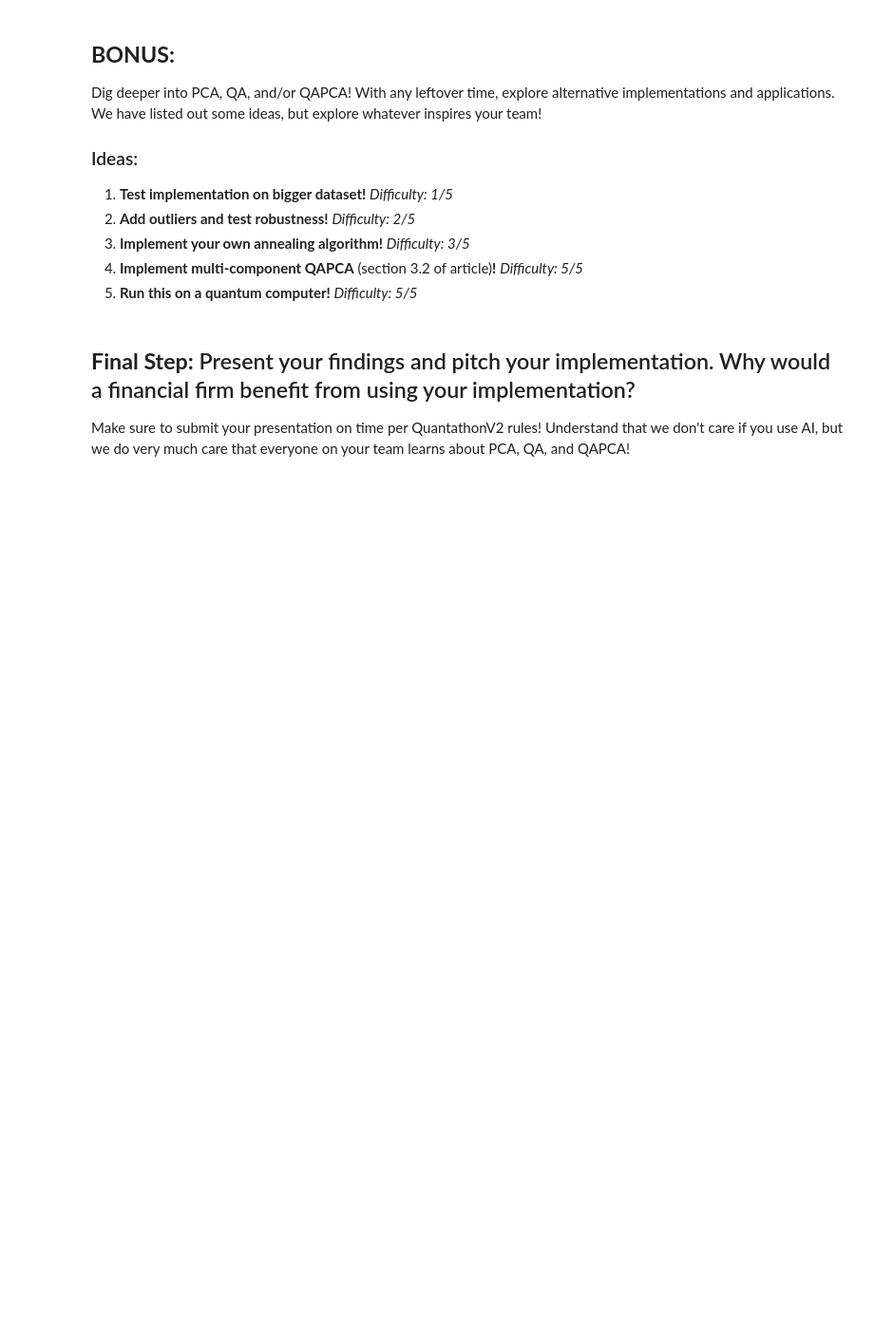
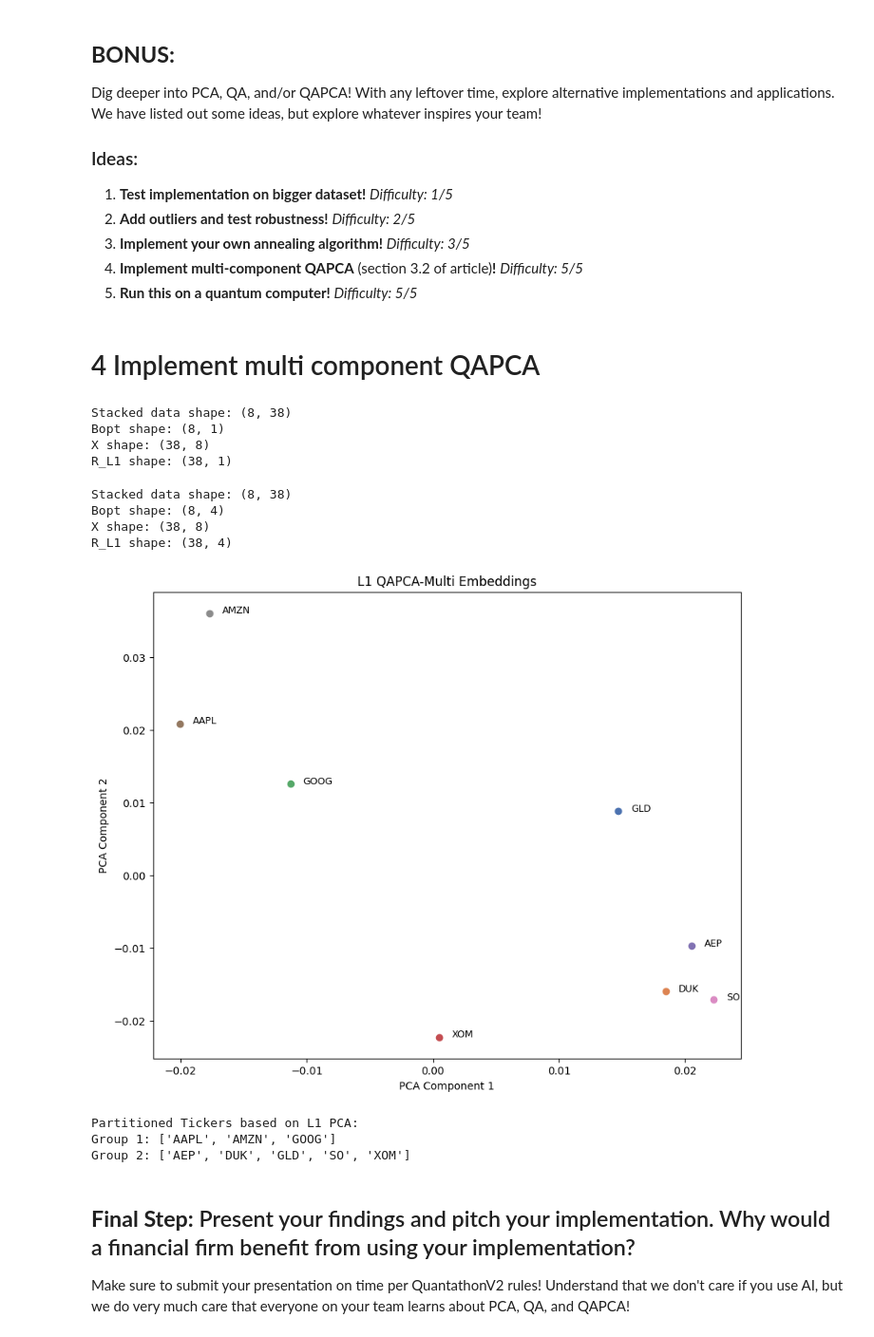
Before and after one commit to yubrajbhandari923/ShawCirclePrompt_QuantathonV2, a Jupyter notebook: shaw_circle_challenge.ipynb, the cells around one changed output. Shown: that part at 95% size. Drawn from its saved outputs; the diff is of its cells as text; code cells hidden in the pictures; blank space fills up the shorter version.

```diff
--- a/shaw_circle_challenge.ipynb
+++ b/shaw_circle_challenge.ipynb
@@ -371,5 +426,7 @@ Dig deeper into PCA, QA, and/or QAPCA! With any leftover time, explore alternati
 3. **Implement your own annealing algorithm!** *Difficulty: 3/5*
 4. **Implement multi-component QAPCA** (section 3.2 of article)**!** *Difficulty: 5/5*
 5. **Run this on a quantum computer!** *Difficulty: 5/5*
+# %% [markdown]
+# 4 Implement multi component QAPCA
 # %%
 # Code
@@ -376,3 +485,42 @@ Dig deeper into PCA, QA, and/or QAPCA! With any leftover time, explore alternati
+# %%
+import functools
+
+K = 1
+qapca_multi_embeddings = do_l1_pca(ticker_data, K, functools.partial(solve_l1_multi_component, K=K, eps=0.2, num_reads=100))
+# %% [output]
+Stacked data shape: (8, 38)
+Bopt shape: (8, 1)
+X shape: (38, 8)
+R_L1 shape: (38, 1)
+# %%
+qapca_multi_embeddings_2 = do_l1_pca(ticker_data, 2, functools.partial(solve_l1_multi_component, K=2, eps=0.2, num_reads=100))
+
+create_scatterplot(qapca_multi_embeddings_2, tickers, "L1 QAPCA-Multi Embeddings")
+# %% [output]
+Stacked data shape: (8, 38)
+Bopt shape: (8, 4)
+X shape: (38, 8)
+R_L1 shape: (38, 4)
+[figure, added]
+# %%
+# code
+tickers = log_return_vectors.index.tolist()
+
+tickers_partition = (list(), list())
+for idx, tick in enumerate(tickers):
+    if qapca_multi_embeddings[0, idx] >= 0:
+        tickers_partition[0].append(tick)
+    else:
+        tickers_partition[1].append(tick)
+
+# Display the partitioned tickers
+print("Partitioned Tickers based on L1 PCA:")
+print("Group 1:", tickers_partition[0])
+print("Group 2:", tickers_partition[1])
+# %% [output]
+Partitioned Tickers based on L1 PCA:
+Group 1: ['AAPL', 'AMZN', 'GOOG']
+Group 2: ['AEP', 'DUK', 'GLD', 'SO', 'XOM']
 # %% [markdown]
 ## **Final Step:** Present your findings and pitch your implementation. Why would a financial firm benefit from using your implementation?
 Make sure to submit your presentation on time per QuantathonV2 rules! Understand that we don't care if you use AI, but we do very much care that everyone on your team learns about PCA, QA, and QAPCA!
```
Also changed, not shown: parts of 6 cells of this notebook, 4 other files.
